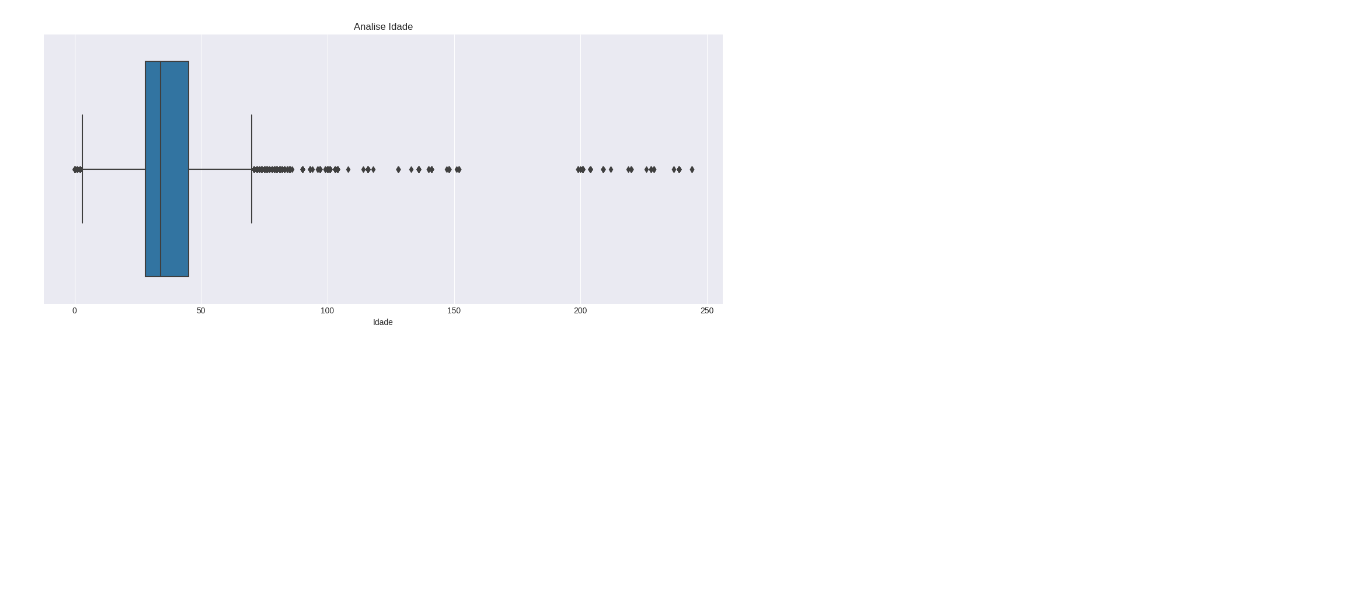
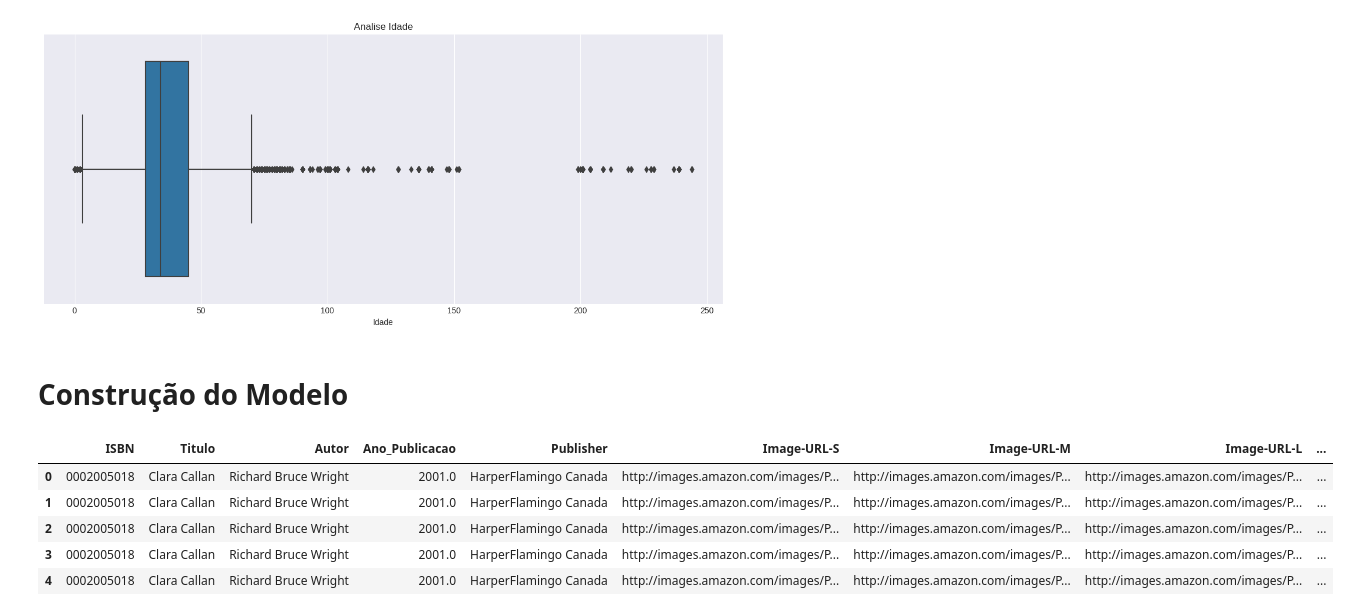
Before and after one commit to drdssouza/Curso---Machine-Learning-Sistema-de-Recomenda-o-com-python, a Jupyter notebook: Machine_Learning_Sistema_de_Recomendação_com_python.ipynb, the cells around one changed output. Saved outputs shown, nothing was run; the diff lists cells and outputs as text; code cells hidden in the pictures; blank space fills up the shorter version.

```diff
--- a/Machine_Learning_Sistema_de_Recomendação_com_python.ipynb
+++ b/Machine_Learning_Sistema_de_Recomendação_com_python.ipynb
@@ -371,3 +371,5 @@ plt.title('Analise Idade')
 sns.boxplot(data=tab_cruzada,x='Idade');
 # %% [output]
 [figure]
+# %% [markdown]
+# Construção do Modelo
@@ -373,0 +378,11 @@ sns.boxplot(data=tab_cruzada,x='Idade');
+# %%
+tab_final = tab_cruzada.merge(avaliacoes, how='inner', on='Titulo')
+
+tab_final.head()
+# %% [output]
+|  | ISBN | Titulo | Autor | Ano_Publicacao | Publisher | Image-URL-S | Image-URL-M | Image-URL-L | ... |
+| 0 | 0002005018 | Clara Callan | Richard Bruce Wright | 2001.0 | HarperFlamingo Canada | http://images.amazon.com/images/P... | http://images.amazon.com/images/P... | http://images.amazon.com/images/P... | ... |
+| 1 | 0002005018 | Clara Callan | Richard Bruce Wright | 2001.0 | HarperFlamingo Canada | http://images.amazon.com/images/P... | http://images.amazon.com/images/P... | http://images.amazon.com/images/P... | ... |
+| 2 | 0002005018 | Clara Callan | Richard Bruce Wright | 2001.0 | HarperFlamingo Canada | http://images.amazon.com/images/P... | http://images.amazon.com/images/P... | http://images.amazon.com/images/P... | ... |
+| 3 | 0002005018 | Clara Callan | Richard Bruce Wright | 2001.0 | HarperFlamingo Canada | http://images.amazon.com/images/P... | http://images.amazon.com/images/P... | http://images.amazon.com/images/P... | ... |
+| 4 | 0002005018 | Clara Callan | Richard Bruce Wright | 2001.0 | HarperFlamingo Canada | http://images.amazon.com/images/P... | http://images.amazon.com/images/P... | http://images.amazon.com/images/P... | ... |
```
Also changed, not shown: parts of 12 cells of this notebook.
